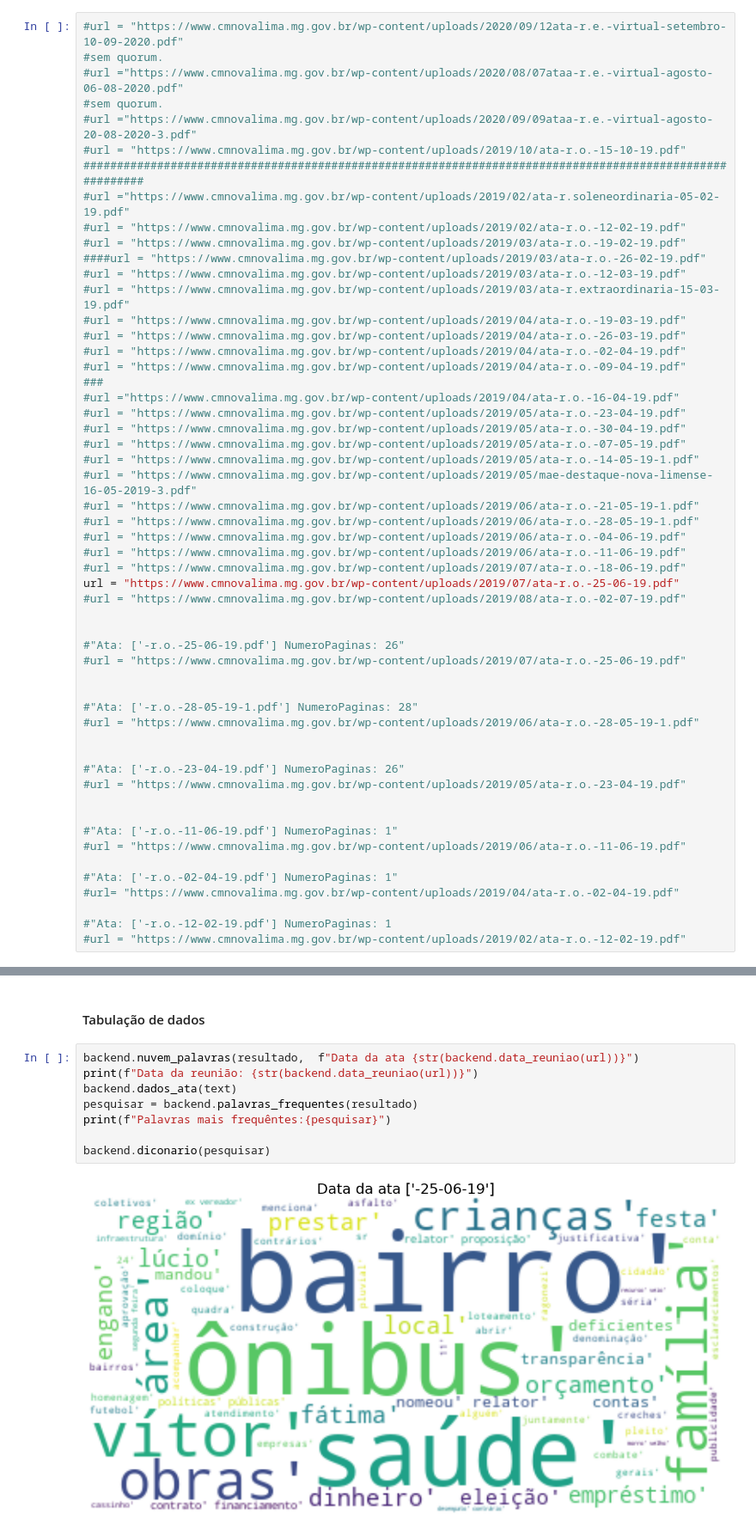
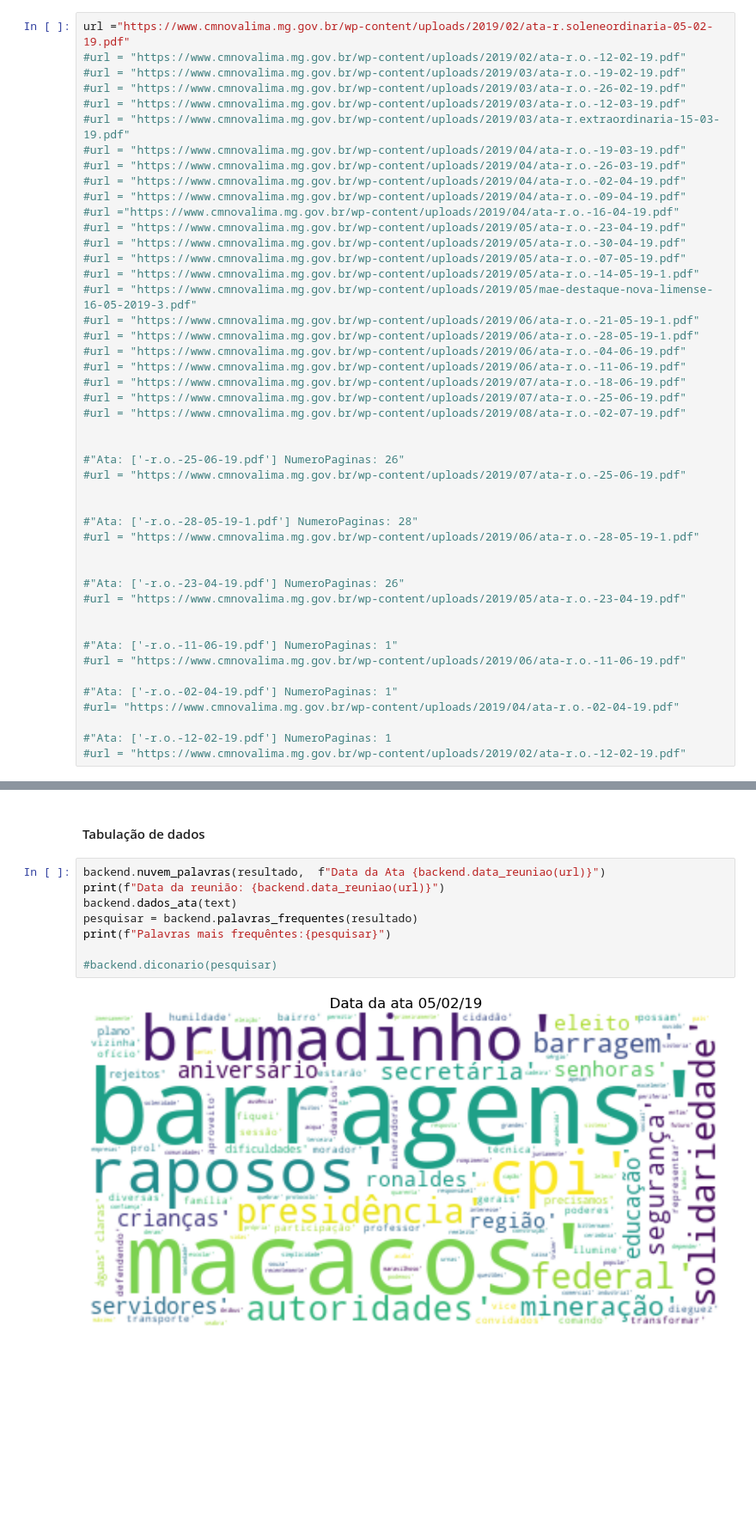
Before and after one commit to MichelAngelo7/NovaLima, a Jupyter notebook: Nuvem de palavras/NuvemDePalavrasPdfMiner.ipynb, the cells around one changed output, grey strips where cells are left out. Shown at 86% size. Drawn from its saved outputs; the diff is of its cells as text; blank space fills up the shorter version.

```diff
--- a/Nuvem de palavras/NuvemDePalavrasPdfMiner.ipynb
+++ b/Nuvem de palavras/NuvemDePalavrasPdfMiner.ipynb
@@ -1,24 +1,16 @@
 # %%
 from funcionalidades import backend
 # %%
-#url = "https://www.cmnovalima.mg.gov.br/wp-content/uploads/2020/09/12ata-r.e.-virtual-setembro-10-09-2020.pdf"
-#sem quorum.
-#url ="https://www.cmnovalima.mg.gov.br/wp-content/uploads/2020/08/07ataa-r.e.-virtual-agosto-06-08-2020.pdf"
-#sem quorum.
-#url ="https://www.cmnovalima.mg.gov.br/wp-content/uploads/2020/09/09ataa-r.e.-virtual-agosto-20-08-2020-3.pdf"
-#url = "https://www.cmnovalima.mg.gov.br/wp-content/uploads/2019/10/ata-r.o.-15-10-19.pdf"
-#########################################################################################################
-#url ="https://www.cmnovalima.mg.gov.br/wp-content/uploads/2019/02/ata-r.soleneordinaria-05-02-19.pdf"
+url ="https://www.cmnovalima.mg.gov.br/wp-content/uploads/2019/02/ata-r.soleneordinaria-05-02-19.pdf"
 #url = "https://www.cmnovalima.mg.gov.br/wp-content/uploads/2019/02/ata-r.o.-12-02-19.pdf"
 #url = "https://www.cmnovalima.mg.gov.br/wp-content/uploads/2019/03/ata-r.o.-19-02-19.pdf"
-####url = "https://www.cmnovalima.mg.gov.br/wp-content/uploads/2019/03/ata-r.o.-26-02-19.pdf"
+#url = "https://www.cmnovalima.mg.gov.br/wp-content/uploads/2019/03/ata-r.o.-26-02-19.pdf"
 #url = "https://www.cmnovalima.mg.gov.br/wp-content/uploads/2019/03/ata-r.o.-12-03-19.pdf"
 #url = "https://www.cmnovalima.mg.gov.br/wp-content/uploads/2019/03/ata-r.extraordinaria-15-03-19.pdf"
 #url = "https://www.cmnovalima.mg.gov.br/wp-content/uploads/2019/04/ata-r.o.-19-03-19.pdf"
 #url = "https://www.cmnovalima.mg.gov.br/wp-content/uploads/2019/04/ata-r.o.-26-03-19.pdf"
 #url = "https://www.cmnovalima.mg.gov.br/wp-content/uploads/2019/04/ata-r.o.-02-04-19.pdf"
 #url = "https://www.cmnovalima.mg.gov.br/wp-content/uploads/2019/04/ata-r.o.-09-04-19.pdf"
-###
 #url ="https://www.cmnovalima.mg.gov.br/wp-content/uploads/2019/04/ata-r.o.-16-04-19.pdf"
 #url = "https://www.cmnovalima.mg.gov.br/wp-content/uploads/2019/05/ata-r.o.-23-04-19.pdf"
 #url = "https://www.cmnovalima.mg.gov.br/wp-content/uploads/2019/05/ata-r.o.-30-04-19.pdf"
@@ -30,7 +22,7 @@ from funcionalidades import backend
 #url = "https://www.cmnovalima.mg.gov.br/wp-content/uploads/2019/06/ata-r.o.-04-06-19.pdf"
 #url = "https://www.cmnovalima.mg.gov.br/wp-content/uploads/2019/06/ata-r.o.-11-06-19.pdf"
 #url = "https://www.cmnovalima.mg.gov.br/wp-content/uploads/2019/07/ata-r.o.-18-06-19.pdf"
-url = "https://www.cmnovalima.mg.gov.br/wp-content/uploads/2019/07/ata-r.o.-25-06-19.pdf"
+#url = "https://www.cmnovalima.mg.gov.br/wp-content/uploads/2019/07/ata-r.o.-25-06-19.pdf"
 #url = "https://www.cmnovalima.mg.gov.br/wp-content/uploads/2019/08/ata-r.o.-02-07-19.pdf"
 
 
@@ -72,12 +64,12 @@ resultado = backend.filtos(text)
 # %% [markdown]
 #### Tabulação de dados
 # %%
-backend.nuvem_palavras(resultado,  f"Data da ata {str(backend.data_reuniao(url))}")
-print(f"Data da reunião: {str(backend.data_reuniao(url))}")
+backend.nuvem_palavras(resultado,  f"Data da Ata {backend.data_reuniao(url)}")
+print(f"Data da reunião: {backend.data_reuniao(url)}")
 backend.dados_ata(text)
 pesquisar = backend.palavras_frequentes(resultado)
 print(f"Palavras mais frequêntes:{pesquisar}")
 
-backend.diconario(pesquisar)
+#backend.diconario(pesquisar)
 # %% [output]
-[figure, old version]
+[figure, new version]
```
Also changed, not shown: parts of 2 cells of this notebook, 5 other files.
